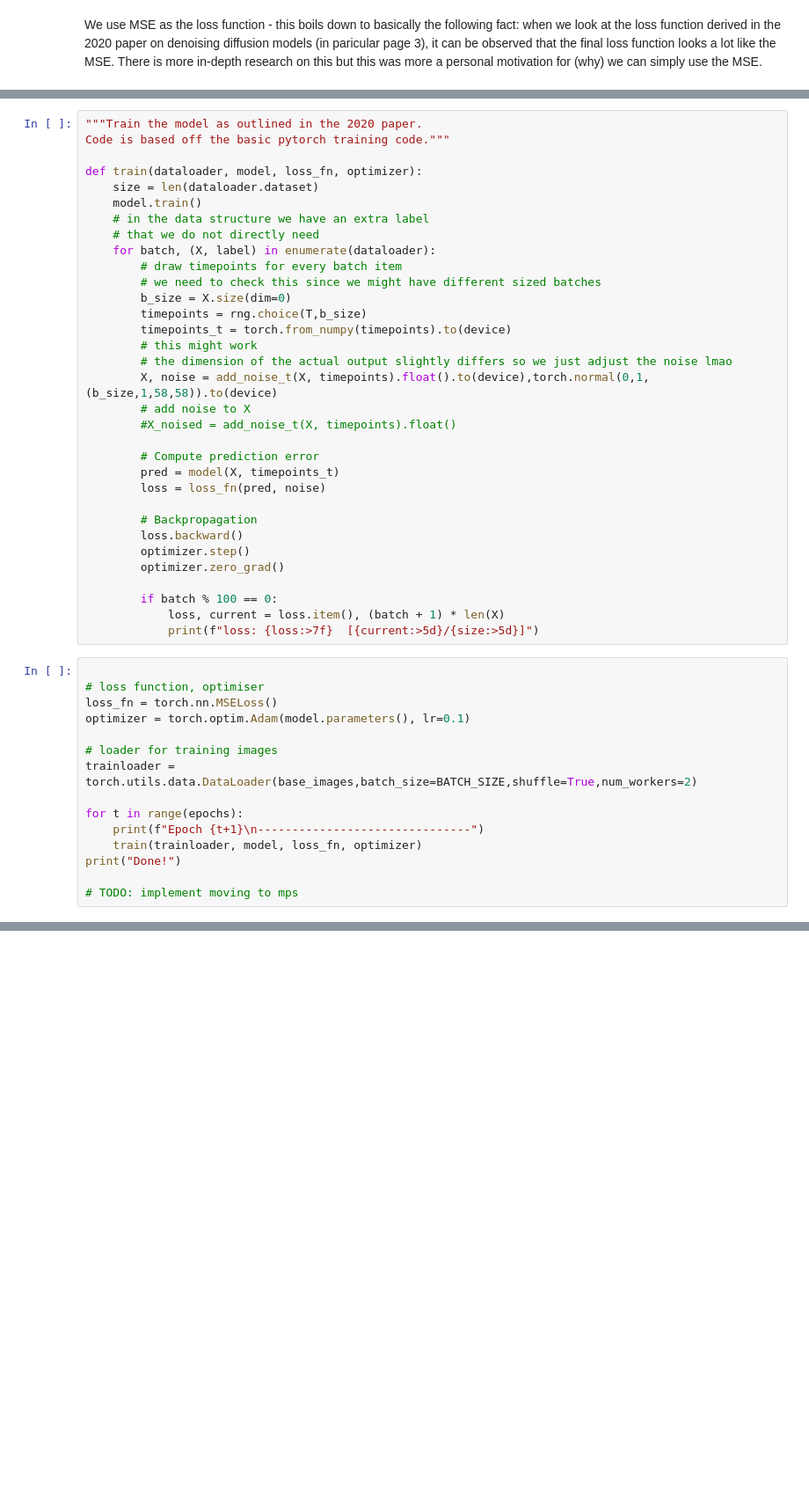
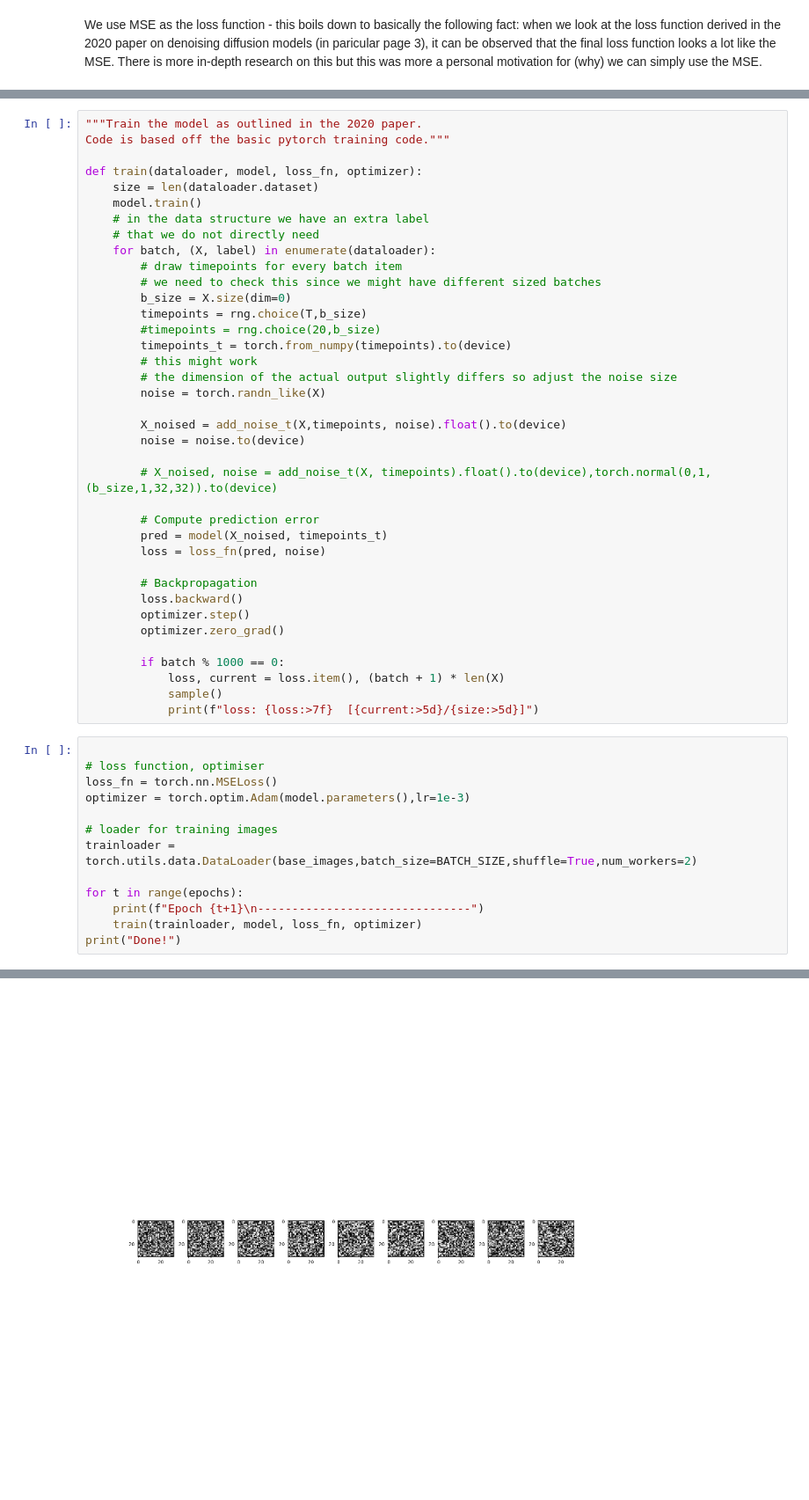
Before and after one commit to pyrysj/diffusion-models-prioject, a Jupyter notebook: base-model-notebook.ipynb, the cells around one changed output, grey strips where cells are left out. Shown at 88% size. Drawn from its saved outputs; the diff is of its cells as text; blank space fills up the shorter version.

```diff
--- a/base-model-notebook.ipynb
+++ b/base-model-notebook.ipynb
@@ -446,15 +486,19 @@ def train(dataloader, model, loss_fn, optimizer):
         # we need to check this since we might have different sized batches
         b_size = X.size(dim=0)
         timepoints = rng.choice(T,b_size)
+        #timepoints = rng.choice(20,b_size)
         timepoints_t = torch.from_numpy(timepoints).to(device)
         # this might work
-        # the dimension of the actual output slightly differs so we just adjust the noise lmao
-        X, noise = add_noise_t(X, timepoints).float().to(device),torch.normal(0,1,(b_size,1,58,58)).to(device)
-        # add noise to X
-        #X_noised = add_noise_t(X, timepoints).float()
+        # the dimension of the actual output slightly differs so adjust the noise size
+        noise = torch.randn_like(X)
+
+        X_noised = add_noise_t(X,timepoints, noise).float().to(device)
+        noise = noise.to(device)
+
+        # X_noised, noise = add_noise_t(X, timepoints).float().to(device),torch.normal(0,1,(b_size,1,32,32)).to(device)
 
         # Compute prediction error
-        pred = model(X, timepoints_t)
+        pred = model(X_noised, timepoints_t)
         loss = loss_fn(pred, noise)
 
         # Backpropagation
@@ -462,14 +506,15 @@ def train(dataloader, model, loss_fn, optimizer):
         optimizer.step()
         optimizer.zero_grad()
 
-        if batch % 100 == 0:
+        if batch % 1000 == 0:
             loss, current = loss.item(), (batch + 1) * len(X)
+            sample()
             print(f"loss: {loss:>7f}  [{current:>5d}/{size:>5d}]")
 # %%
 
 # loss function, optimiser
 loss_fn = torch.nn.MSELoss()
-optimizer = torch.optim.Adam(model.parameters(), lr=0.1)
+optimizer = torch.optim.Adam(model.parameters(),lr=1e-3)
 
 # loader for training images
 trainloader = torch.utils.data.DataLoader(base_images,batch_size=BATCH_SIZE,shuffle=True,num_workers=2)
@@ -478,8 +523,6 @@ for t in range(epochs):
     print(f"Epoch {t+1}\n-------------------------------")
     train(trainloader, model, loss_fn, optimizer)
 print("Done!")
-
-# TODO: implement moving to mps
 # %% [output]
 Epoch 1
 -------------------------------
@@ -491,0 +529 @@ loss: 0.999121  [32064/60000]
+[figure, added]
```
Also changed, not shown: parts of 15 cells of this notebook.
